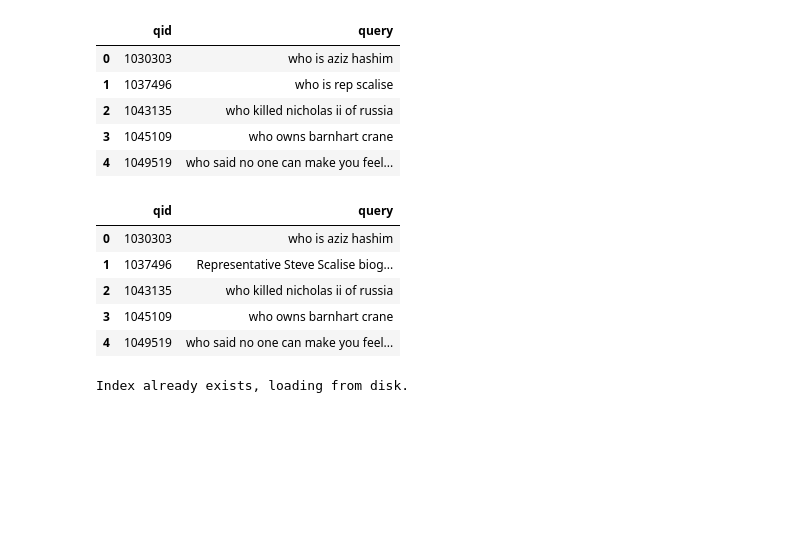
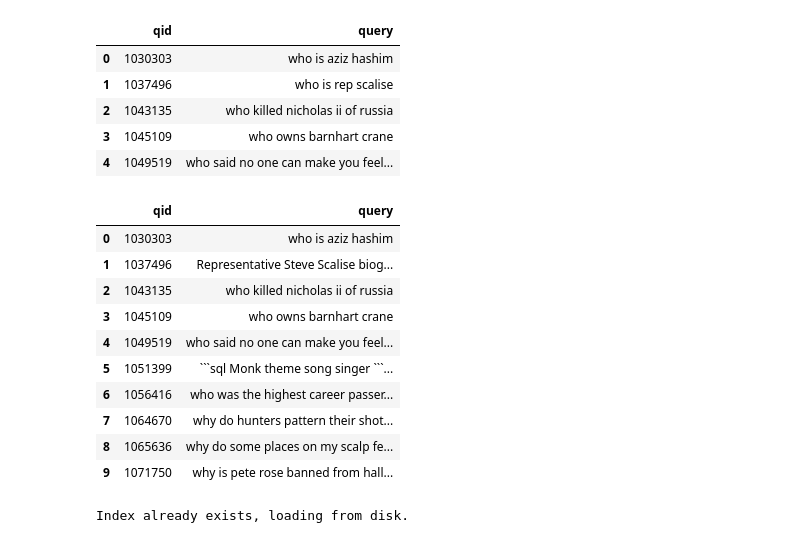
Before and after one commit to zowie128/IR-project, a Jupyter notebook: final_submission_project.ipynb, the cells around one changed output. Drawn from its saved outputs; the diff is of its cells as text; code cells hidden in the pictures; blank space fills up the shorter version.

````diff
--- a/final_submission_project.ipynb
+++ b/final_submission_project.ipynb
@@ -273,29 +273,34 @@ original_queries_df.head()
 # %%
 # Assuming df_queries and original_queries_df are already defined DataFrames as shown in the images provided
 # Merge the two DataFrames on 'q_id'
 merged_df = pd.merge(original_queries_df, df_queries, on='qid', how='left')
 
 # Replace NaNs in the 'rewritten' column with the 'original' query from the original_queries_df
 merged_df['rewritten'] = merged_df['rewritten'].fillna(merged_df['query'])
 
 # If you want to rename the 'query' column to 'original' for consistency
 merged_df = merged_df.rename(columns={'query': 'original_y'})
 
 # Now you can drop any redundant columns if they exist (assuming 'original_y' is redundant)
 merged_df = merged_df.drop(columns=['original', 'original_y'], errors='ignore')
 
 # rename the rewritten column to query
 rewritten_queries_df = merged_df.rename(columns={'rewritten': 'query'})
 
 # Display the first few rows of the merged DataFrame
-rewritten_queries_df.head()
+rewritten_queries_df[:10]
 # %% [output]
 |  | qid | query |
 | 0 | 1030303 | who is aziz hashim |
 | 1 | 1037496 | Representative Steve Scalise biog... |
 | 2 | 1043135 | who killed nicholas ii of russia |
 | 3 | 1045109 | who owns barnhart crane |
 | 4 | 1049519 | who said no one can make you feel... |
+| 5 | 1051399 | ```sql Monk theme song singer ```... |
+| 6 | 1056416 | who was the highest career passer... |
+| 7 | 1064670 | why do hunters pattern their shot... |
+| 8 | 1065636 | why do some places on my scalp fe... |
+| 9 | 1071750 | why is pete rose banned from hall... |
 # %%
 index_location = str(Path("index").absolute())
 index_exists = os.path.isfile(
````
Also changed, not shown: parts of 2 cells of this notebook.
